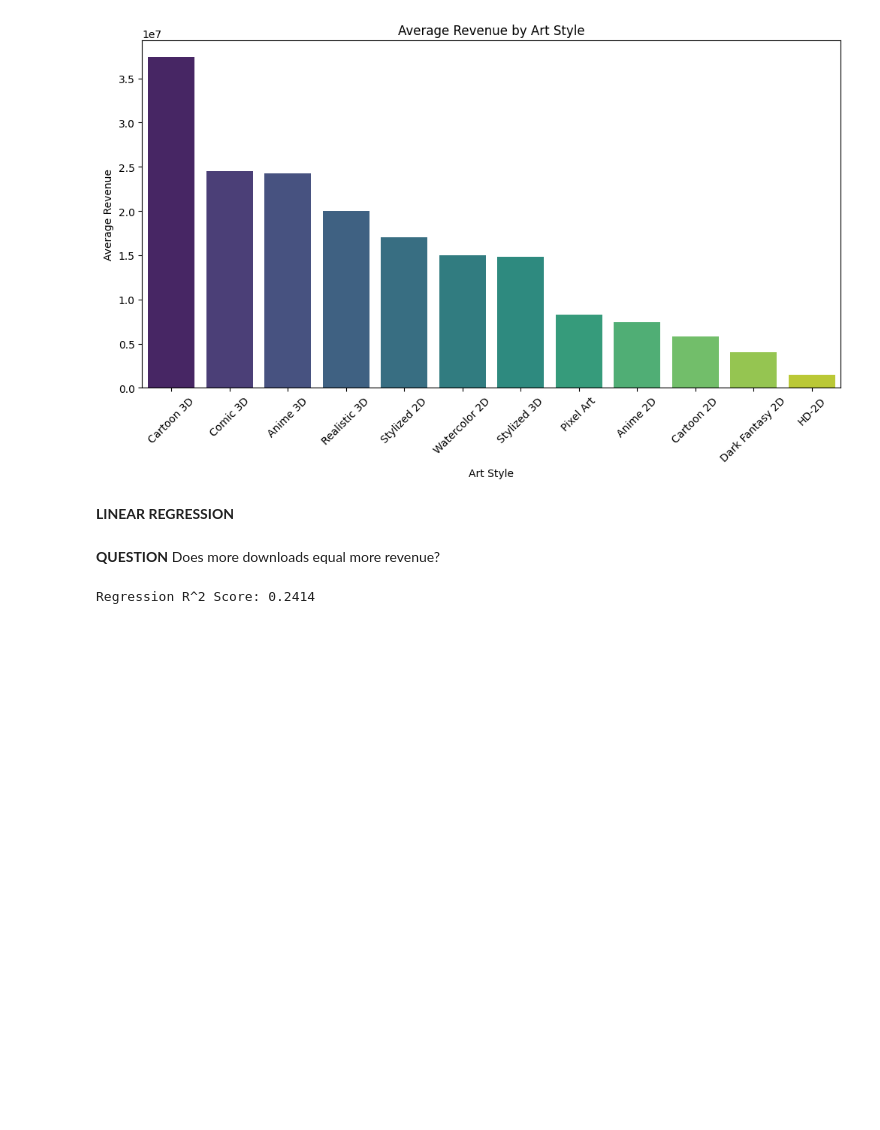
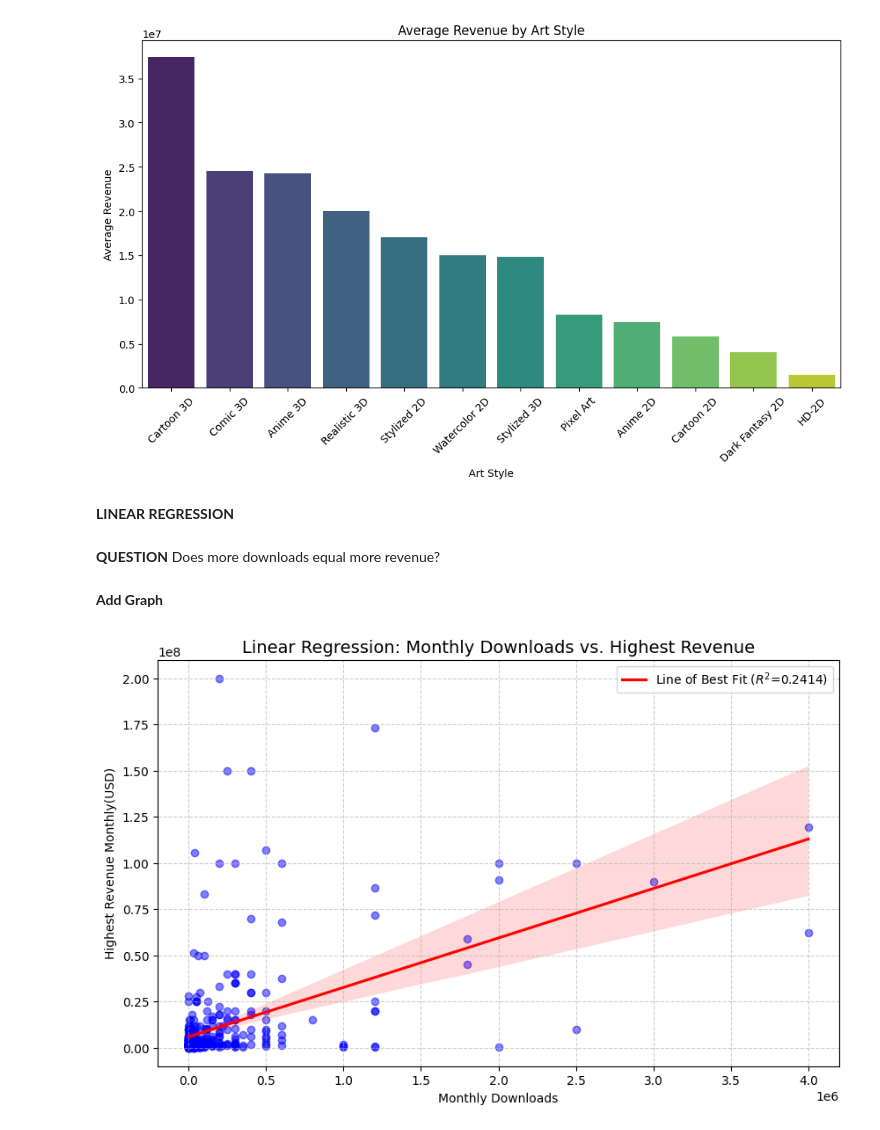
Before and after one commit to Halgratir/Gacha-Games, a Jupyter notebook: Gacha_Games.ipynb, the cells around one changed output. Saved outputs shown, nothing was run; the diff lists cells and outputs as text; code cells hidden in the pictures; blank space fills up the shorter version.

```diff
--- a/Gacha_Games.ipynb
+++ b/Gacha_Games.ipynb
@@ -118,11 +104,5 @@ Passing `palette` without assigning `hue` is deprecated and will be removed in v
 **LINEAR REGRESSION**
 # %% [markdown]
 **QUESTION** Does more downloads equal more revenue?
-# %%
-X = gacha_df[['Monthly_Downloads']].fillna(0)
-Y = gacha_df['Highest_Revenue_Monthly']
-model = LinearRegression()
-model.fit(X, Y)
-print(f"\nRegression R^2 Score: {model.score(X, Y):.4f}")
-# %% [output]
-Regression R^2 Score: 0.2414
+# %% [markdown]
+**Add Graph**
@@ -128,0 +113,20 @@ Regression R^2 Score: 0.2414
+# %%
+#Prepare the data
+X = gacha_df[['Monthly_Downloads']].fillna(0)
+y = gacha_df['Highest_Revenue_Monthly']
+#run the model
+model = LinearRegression().fit(X, y)
+r_squared = model.score(X,y)
+#create the visualization
+plt.figure(figsize = (10,6))
+sns.regplot(x='Monthly_Downloads', y='Highest_Revenue_Monthly', data=gacha_df,
+            scatter_kws={'alpha':0.5, 'color': 'blue'},
+            line_kws={'color':'red', 'label': f'Line of Best Fit ($R^2$={r_squared:.4f})'})
+plt.title('Linear Regression: Monthly Downloads vs. Highest Revenue', fontsize=14)
+plt.xlabel('Monthly Downloads')
+plt.ylabel('Highest Revenue Monthly(USD)')
+plt.legend()
+plt.grid(True, linestyle='--', alpha=0.6)
+plt.show()
+# %% [output]
+[figure, added]
```
Also changed, not shown: parts of 3 cells of this notebook.
